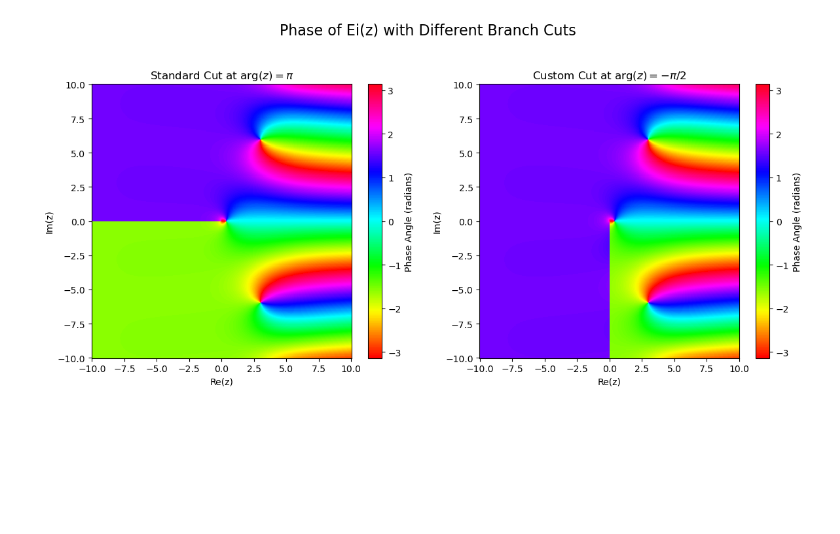
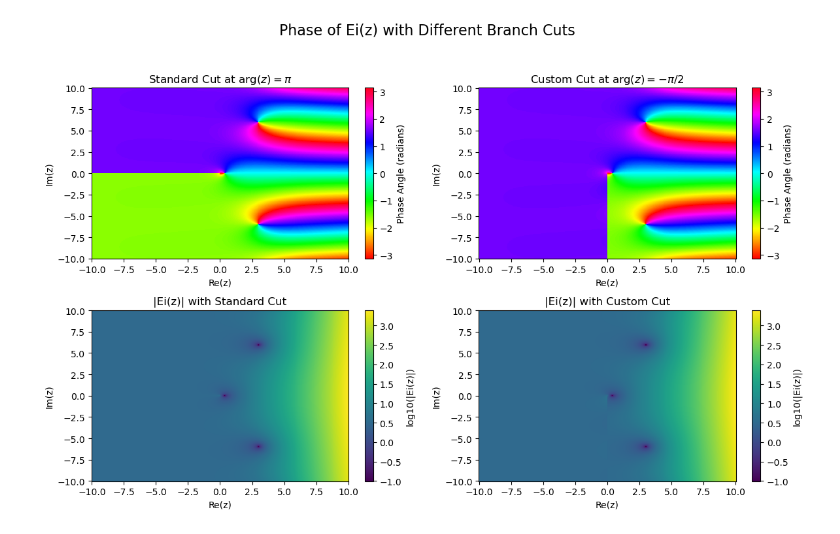
Before and after one commit to eshort0401/METOYBOX, a Jupyter notebook: test.ipynb, the cells around one changed output. Drawn from its saved outputs; the diff is of its cells as text; code cells hidden in the pictures; blank space fills up the shorter version.

```diff
--- a/test.ipynb
+++ b/test.ipynb
@@ -5,7 +4,7 @@ import matplotlib.pyplot as plt
 # %%
 sigma = 1
 alpha_omega = 0.1
-f_omega = 1.3
+f_omega = .7
 N_omega = 137
 
 x = np.linspace(-1.01, 1, 201)+1e-8
@@ -13,6 +12,7 @@ z = np.linspace(0, 2, 401)
 X, Z = np.meshgrid(x, z)
 
 B = (-((1j * sigma + alpha_omega) ** 2) - f_omega**2) ** (1 / 2)
+# B = B*np.exp(1j*np.pi)
 C = (1 / (N_omega**2) * (1j * sigma + alpha_omega) ** 2 + 1) ** (1 / 2)
 B, C = np.complex128(B), np.complex128(C)
 A = B / C
@@ -29,17 +29,14 @@ psi_2 = np.zeros_like(Z, dtype=complex)
 psi_3 = np.zeros_like(Z, dtype=complex)
 psi_4 = np.zeros_like(Z, dtype=complex)
 
-D = -2 * np.pi / (B**2 * 2 * 1j)
+D = -1 / (B**2 * 4 * np.pi * 1j)
 
 # psi_1 = -D * A * 2 * 1j * np.pi * (np.sign(X) * np.sinh(A * L_1) + np.sign(X) * np.sinh(A * L_2))
 # psi_2 = D * A * (np.exp(A * L_1) * expi(-A * L_1) - np.exp(-A * L_1) * expi(A * L_1))
 # psi_3 = D * A * (np.exp(-A * L_2) * expi(A * L_2) - np.exp(A * L_2) * expi(-A * L_2))
 # psi_4 = D * np.exp(-Z) * 2 * A * np.sign(X) * 1j * np.pi * 2 * np.sinh(A * X)
 
-theta_b = np.atan2(-np.real(1/A), np.imag(1/A))
-theta_b
-
-theta_b = np.pi/2
+# psi_1 += (- expi(A*L_1, theta_b=np.pi))
 
 psi_1 += -np.exp(A*L_1)*(-1j*np.pi-expi(-A*L_1))
 psi_1 += np.exp(A*X)*(-1j*np.pi - expi(-A*X))*np.exp(-Z)
@@ -191,39 +120,55 @@ def expi(z, theta_b=np.pi/2):
 # %%
 # --- Visualization Example ---
 
 # Create a grid of points in the complex plane
 x = np.linspace(-10, 10, 400)
 y = np.linspace(-10, 10, 400)
 
 xx, yy = np.meshgrid(x, y)
 z_grid = xx + 1j * yy
 
 # --- Calculate Ei for different branch cuts ---
 # 1. Standard branch cut along the negative real axis (pi)
 ei_standard = expi(z_grid, theta_b=np.pi)
 
 # 2. Custom branch cut along the negative imaginary axis (-pi/2)
 ei_custom = expi(z_grid, theta_b=-np.pi / 2)
 
 # --- Plot the phase of the results ---
-fig, (ax1, ax2) = plt.subplots(1, 2, figsize=(12, 6))
-fig.suptitle('Phase of Ei(z) with Different Branch Cuts', fontsize=16)
+fig, axes = plt.subplots(2, 2, figsize=(12, 8))
+fig.suptitle("Phase of Ei(z) with Different Branch Cuts", fontsize=16)
+
+ax1, ax2, ax3, ax4 = axes.flatten()
 
 # Plot 1: Standard Cut
-im1 = ax1.pcolormesh(xx, yy, np.angle(ei_standard), cmap='hsv')
-ax1.set_title(r'Standard Cut at $\arg(z) = \pi$')
-ax1.set_xlabel('Re(z)')
-ax1.set_ylabel('Im(z)')
-fig.colorbar(im1, ax=ax1, label='Phase Angle (radians)')
+im1 = ax1.pcolormesh(xx, yy, np.angle(ei_standard), cmap="hsv")
+ax1.set_title(r"Standard Cut at $\arg(z) = \pi$")
+ax1.set_xlabel("Re(z)")
+ax1.set_ylabel("Im(z)")
+fig.colorbar(im1, ax=ax1, label="Phase Angle (radians)")
 
 # Plot 2: Custom Cut
-im2 = ax2.pcolormesh(xx, yy, np.angle(ei_custom), cmap='hsv')
-ax2.set_title(r'Custom Cut at $\arg(z) = -\pi/2$')
-ax2.set_xlabel('Re(z)')
-ax2.set_ylabel('Im(z)')
-fig.colorbar(im2, ax=ax2, label='Phase Angle (radians)')
+im2 = ax2.pcolormesh(xx, yy, np.angle(ei_custom), cmap="hsv")
+ax2.set_title(r"Custom Cut at $\arg(z) = -\pi/2$")
+ax2.set_xlabel("Re(z)")
+ax2.set_ylabel("Im(z)")
+fig.colorbar(im2, ax=ax2, label="Phase Angle (radians)")
+
+# Plot 3: Value of expi
+im3 = ax3.pcolormesh(xx, yy, np.log10(np.abs(ei_standard)), cmap="viridis")
+ax3.set_title(r"|Ei(z)| with Standard Cut")
+ax3.set_xlabel("Re(z)")
+ax3.set_ylabel("Im(z)")
+fig.colorbar(im3, ax=ax3, label="log10(|Ei(z)|)")
+
+# Plot 4: Value of expi with custom cut
+im4 = ax4.pcolormesh(xx, yy, np.log10(np.abs(ei_custom)), cmap="viridis")
+ax4.set_title(r"|Ei(z)| with Custom Cut")
+ax4.set_xlabel("Re(z)")
+ax4.set_ylabel("Im(z)")
+fig.colorbar(im4, ax=ax4, label="log10(|Ei(z)|)")
 
 plt.tight_layout(rect=[0, 0.03, 1, 0.95])
 plt.show()
 # %% [output]
-[figure, old version]
+[figure, new version]
```
Also changed, not shown: parts of 8 cells of this notebook, 29 other files.
